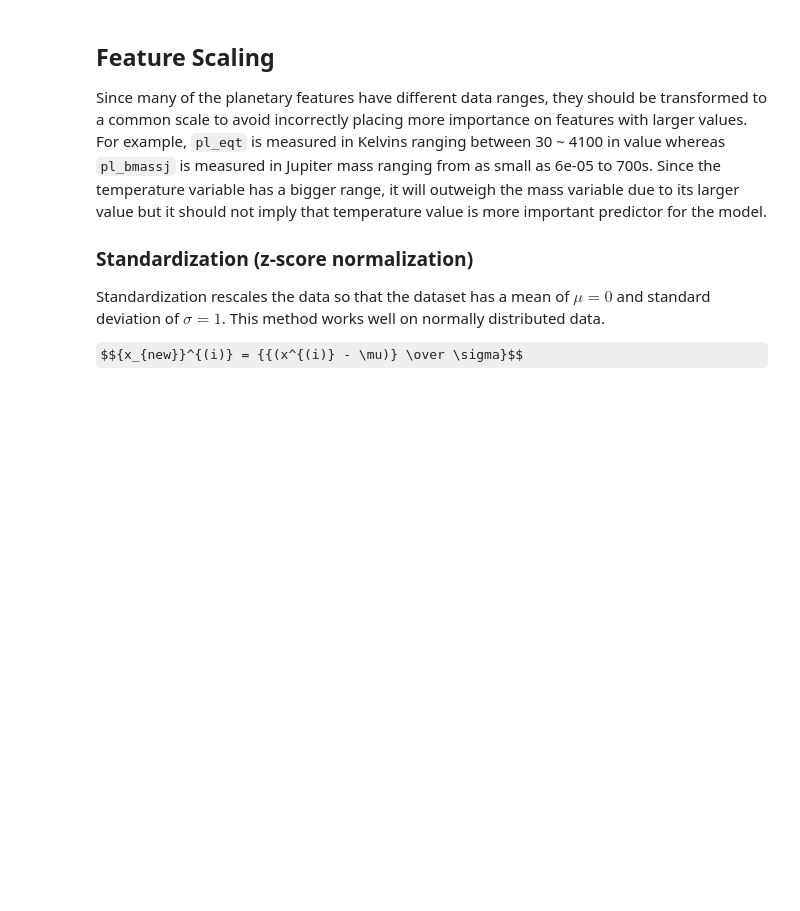
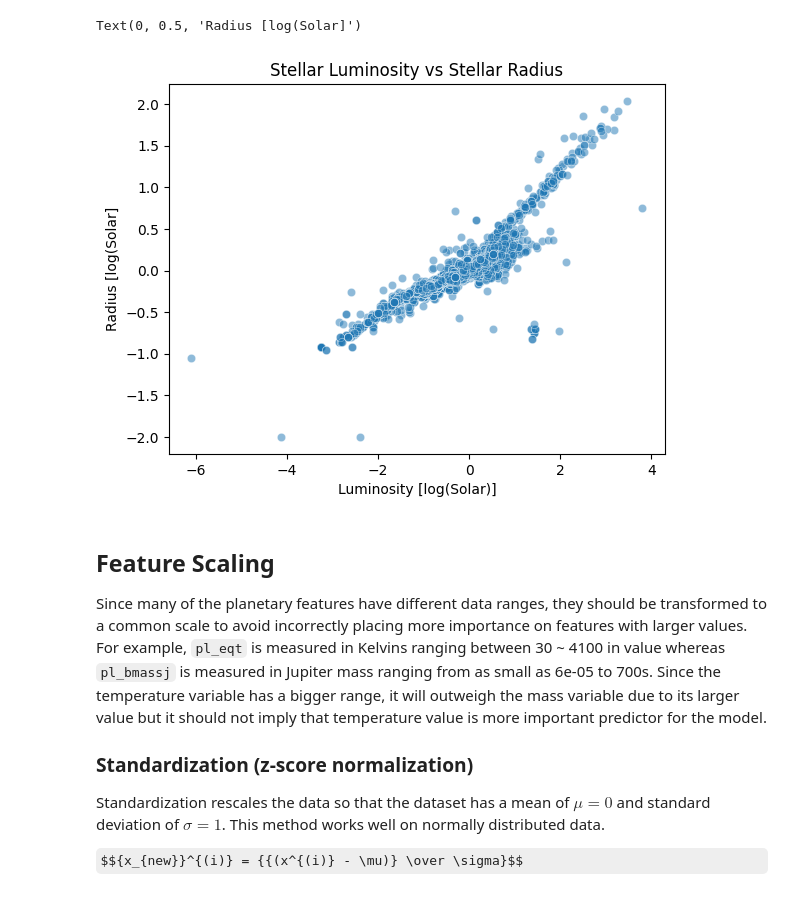
Before and after one commit to leoybkim/exoplanet, a Jupyter notebook: Linear_Regression.ipynb, the cells around one changed output. Cells and saved outputs as stored; diff of their text form; code cells hidden in the pictures; some formulas as TeX source; blank space fills up the shorter version.

```diff
--- a/Linear_Regression.ipynb
+++ b/Linear_Regression.ipynb
@@ -15,5 +24,7 @@ import math
 df = pd.read_csv('exoplanet_dataset.csv')
 
 df = df[['st_lum', 'st_rad']]
+df['st_rad'] = np.log10(df['st_rad'])
 
 df = df.dropna() # Drop nan values
+df.info()
@@ -20,3 +45,13 @@ df = df.dropna() # Drop nan values
+# %%
+fig, ax = plt.subplots()
+
+sns.scatterplot(x='st_lum', y='st_rad',ax=ax, data=df, alpha=0.5)
+ax.set_title('Stellar Luminosity vs Stellar Radius')
+ax.set_xlabel('Luminosity [log(Solar)]')
+ax.set_ylabel('Radius [log(Solar]')
+# %% [output]
+Text(0, 0.5, 'Radius [log(Solar]')
+[figure, added]
 # %% [markdown]
 ## Feature Scaling
 
```
Also changed, not shown: parts of 13 cells of this notebook.
